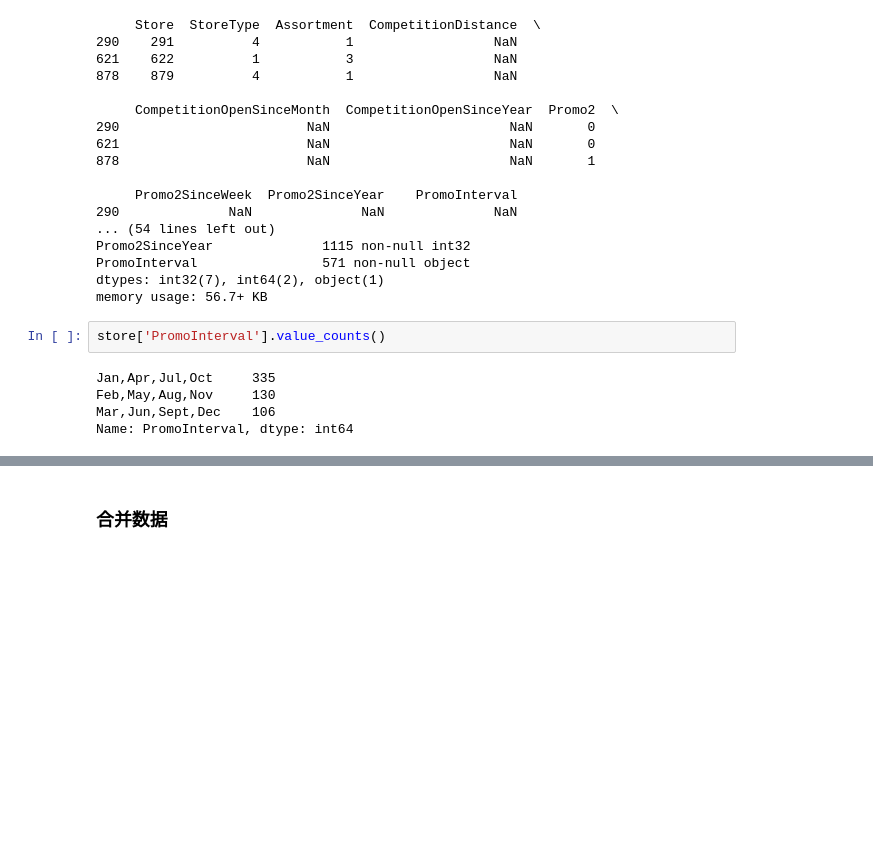
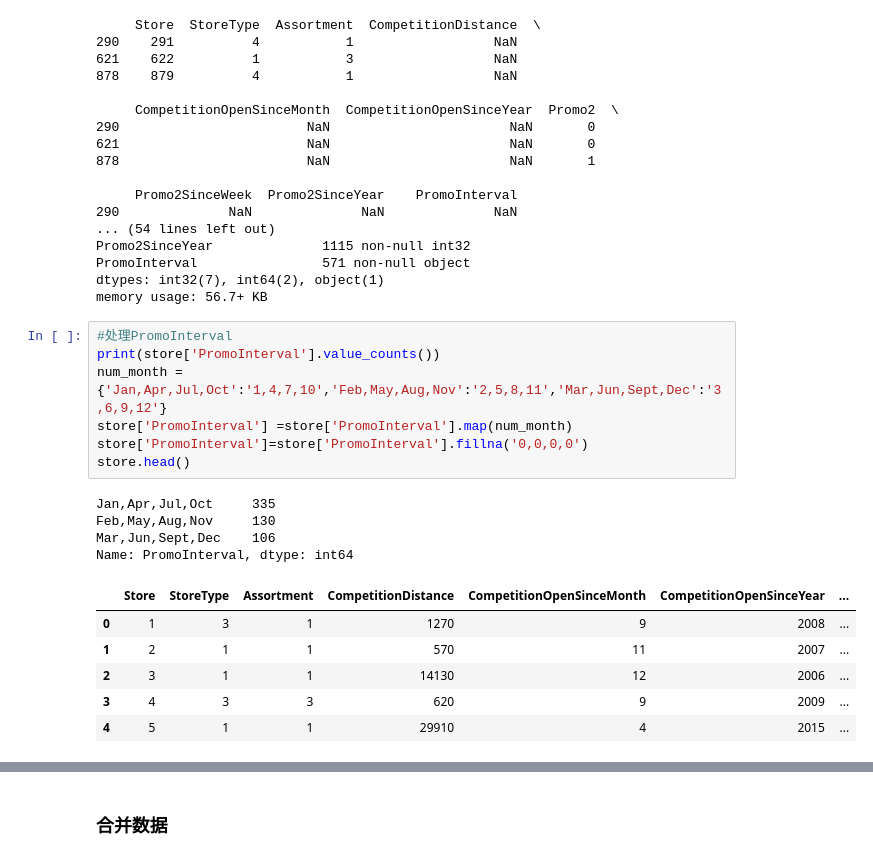
Before and after one commit to xueweiyema/ForecastRossmannStoreSales, a Jupyter notebook: proposal.ipynb, the cells around one changed output, grey strips where cells are left out. Cells and saved outputs as stored; diff of their text form; blank space fills up the shorter version.

```diff
--- a/proposal.ipynb
+++ b/proposal.ipynb
@@ -144,10 +153,21 @@ Promo2SinceYear              1115 non-null int32
 PromoInterval                571 non-null object
 dtypes: int32(7), int64(2), object(1)
 memory usage: 56.7+ KB
-# %%
-store['PromoInterval'].value_counts()
-# %% [output]
-Jan,Apr,Jul,Oct     335
-Feb,May,Aug,Nov     130
-Mar,Jun,Sept,Dec    106
-Name: PromoInterval, dtype: int64
+# %%
+#处理PromoInterval
+print(store['PromoInterval'].value_counts())
+num_month = {'Jan,Apr,Jul,Oct':'1,4,7,10','Feb,May,Aug,Nov':'2,5,8,11','Mar,Jun,Sept,Dec':'3,6,9,12'}
+store['PromoInterval'] =store['PromoInterval'].map(num_month)
+store['PromoInterval']=store['PromoInterval'].fillna('0,0,0,0')
+store.head()
+# %% [output]
+Jan,Apr,Jul,Oct     335
+Feb,May,Aug,Nov     130
+Mar,Jun,Sept,Dec    106
+Name: PromoInterval, dtype: int64
+|  | Store | StoreType | Assortment | CompetitionDistance | CompetitionOpenSinceMonth | CompetitionOpenSinceYear | ... |
+| 0 | 1 | 3 | 1 | 1270 | 9 | 2008 | ... |
+| 1 | 2 | 1 | 1 | 570 | 11 | 2007 | ... |
+| 2 | 3 | 1 | 1 | 14130 | 12 | 2006 | ... |
+| 3 | 4 | 3 | 3 | 620 | 9 | 2009 | ... |
+| 4 | 5 | 1 | 1 | 29910 | 4 | 2015 | ... |
```
Also changed, not shown: parts of 4 cells of this notebook.
